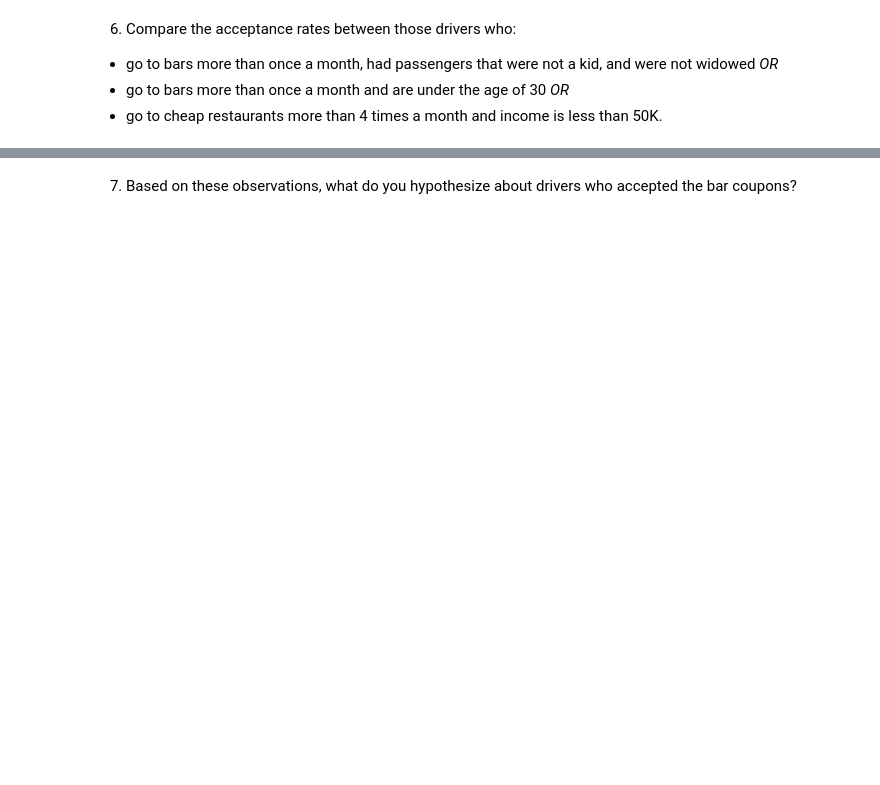
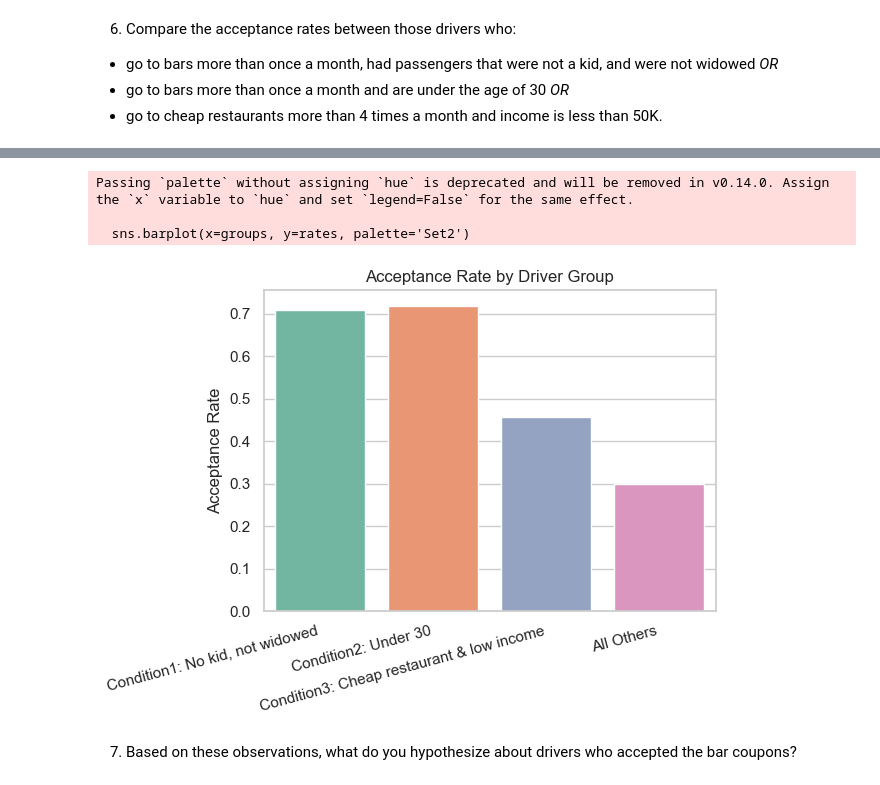
Before and after one commit to gowdilyan/predictive-coupon-acceptance-ml, a Jupyter notebook: prompt.ipynb, the cells around one changed output, grey strips where cells are left out. Cells and saved outputs as stored; diff of their text form; code cells hidden in the pictures; blank space fills up the shorter version.

```diff
--- a/prompt.ipynb
+++ b/prompt.ipynb
@@ -197,2 +298,42 @@ Propotion of bar coupon acceptance is  41.19%
+# %%
+# condition1 - go to bars more than once a month, had passengers that were not a kid, and were not widowed *OR*
+# condition2 - go to bars more than once a month and are under the age of 30 *OR*
+# condition3 - go to cheap restaurants more than 4 times a month and income is less than 50K.
+
+condition1 = (
+    (bar_coupons['Bar'].isin(['1~3', '4~8', 'gt8'])) &
+    (bar_coupons['passanger'] != 'Kid(s)') &
+    (bar_coupons['maritalStatus'] != 'Widowed')
+)
+
+condition2 = (
+    (bar_coupons['Bar'].isin(['1~3', '4~8', 'gt8'])) &
+    (bar_coupons['age_numeric'] < 30)
+)
+
+condition3 = (
+    (bar_coupons['RestaurantLessThan20'].isin(['4~8', 'gt8'])) &
+    (bar_coupons['income'].isin(['Less than $12500', '$12500 - $24999', '$25000 - $37499', '$37500 - $49999']))
+)
+# %%
+groups = ['Condition1: No kid, not widowed', 'Condition2: Under 30', 'Condition3: Cheap restaurant & low income', 'All Others']
+rates = [
+    bar_coupons[condition1]['Y'].mean(),
+    bar_coupons[condition2]['Y'].mean(),
+    bar_coupons[condition3]['Y'].mean(),
+    bar_coupons[~(condition1 | condition2 | condition3)]['Y'].mean()
+]
+
+sns.barplot(x=groups, y=rates, palette='Set2')
+plt.title('Acceptance Rate by Driver Group')
+plt.ylabel('Acceptance Rate')
+plt.xticks(rotation=15, ha='right')
+plt.tight_layout()
+plt.show()
+# %% [output]
+Passing `palette` without assigning `hue` is deprecated and will be removed in v0.14.0. Assign the `x` variable to `hue` and set `legend=False` for the same effect.
+
+  sns.barplot(x=groups, y=rates, palette='Set2')
+[figure, added]
 # %% [markdown]
 7.  Based on these observations, what do you hypothesize about drivers who accepted the bar coupons?
```
Also changed, not shown: parts of 7 cells of this notebook.
